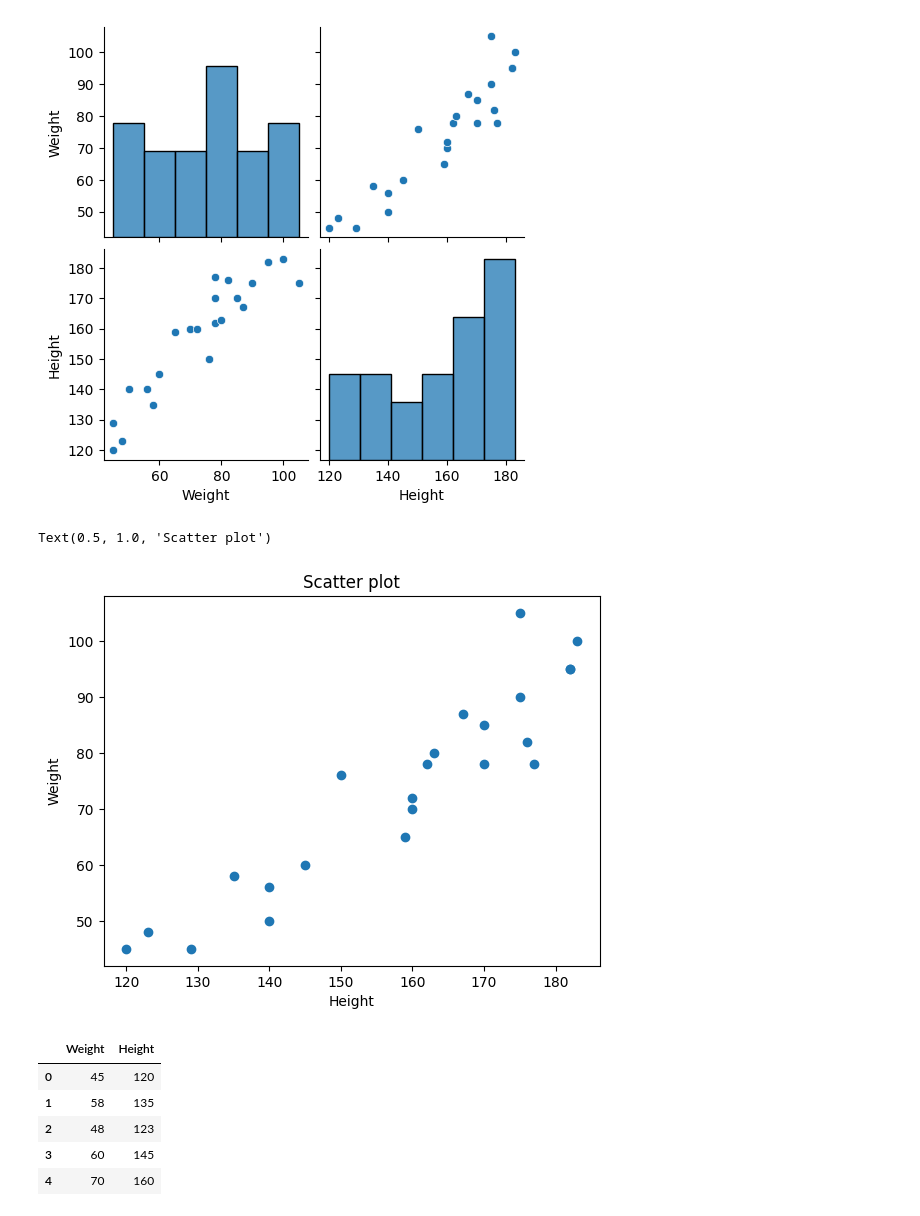
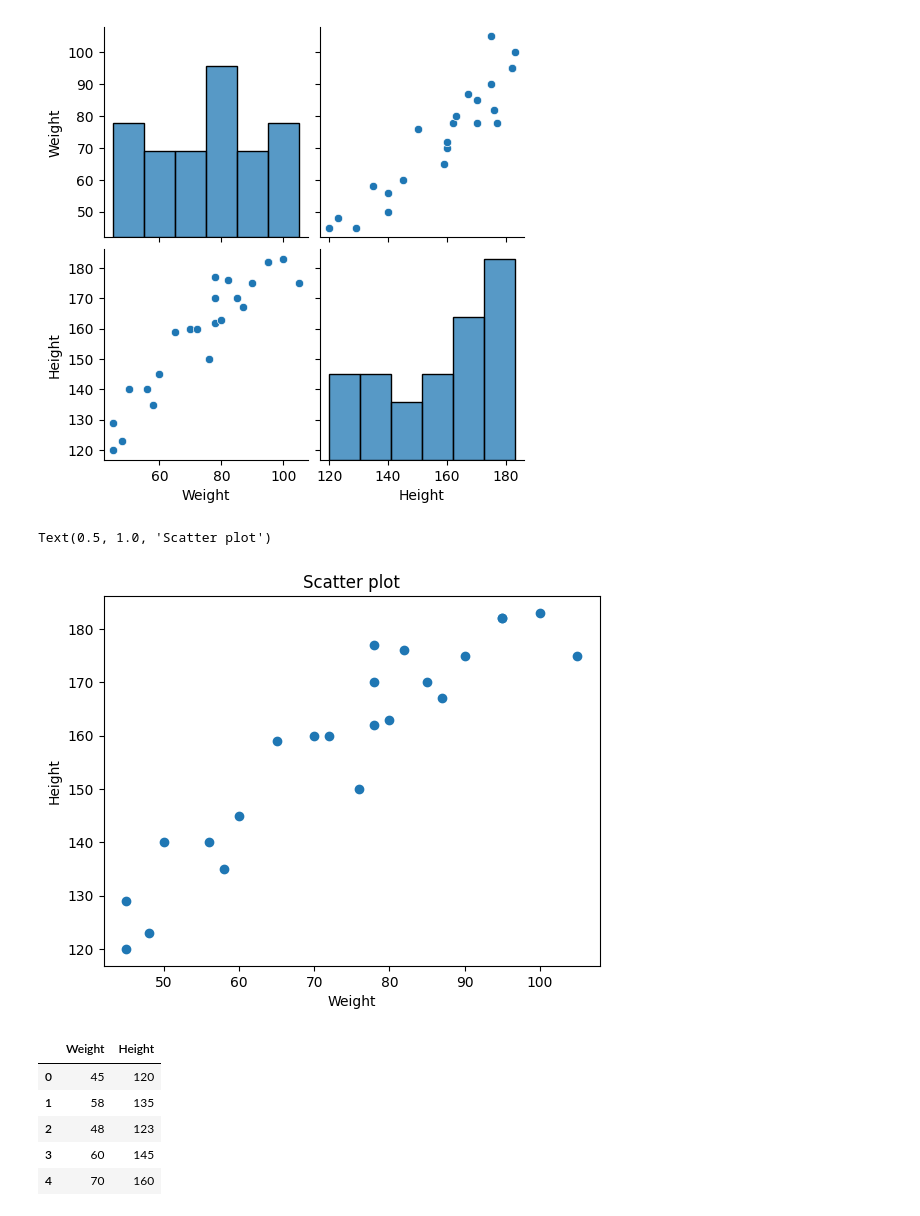
Before and after one commit to Navneet0094/Data-science, a Jupyter notebook: ML Practice/Linear regression/linearpractical.ipynb, the cells around one changed output. Saved outputs shown, nothing was run; the diff lists cells and outputs as text; code cells hidden in the pictures.

```diff
--- a/ML Practice/Linear regression/linearpractical.ipynb
+++ b/ML Practice/Linear regression/linearpractical.ipynb
@@ -92,13 +111,13 @@ sns.pairplot(df)
 <seaborn.axisgrid.PairGrid at 0x...>
 [figure]
 # %%
-plt.scatter(df['Height'],df['Weight'])
-plt.xlabel('Height')
-plt.ylabel('Weight')
+plt.scatter(df['Weight'],df['Height'])
+plt.xlabel('Weight')
+plt.ylabel('Height')
 plt.title('Scatter plot')
 # %% [output]
 Text(0.5, 1.0, 'Scatter plot')
-[figure, old version]
+[figure, new version]
 # %%
 df.head()
 # %% [output]
```
Also changed, not shown: parts of 30 cells of this notebook, 2 other files.
